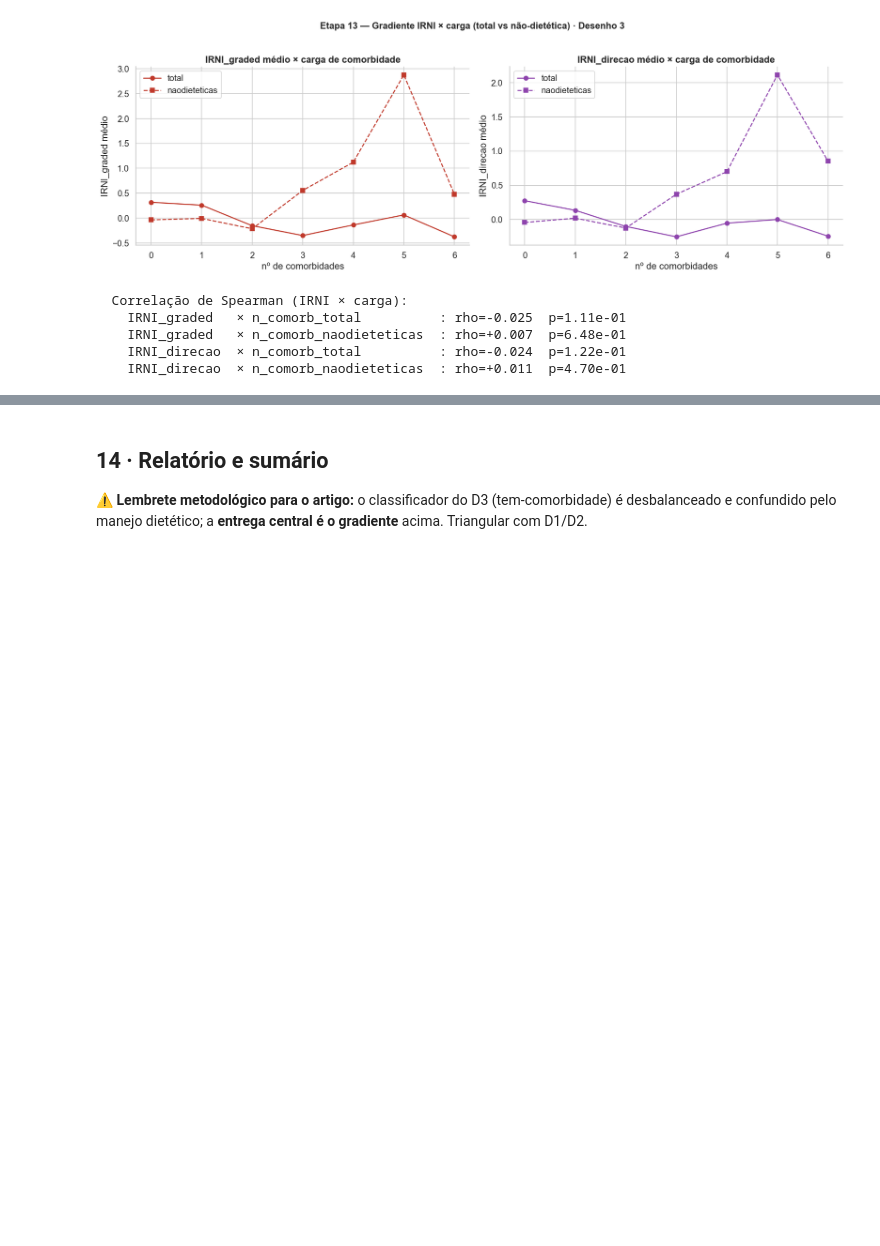
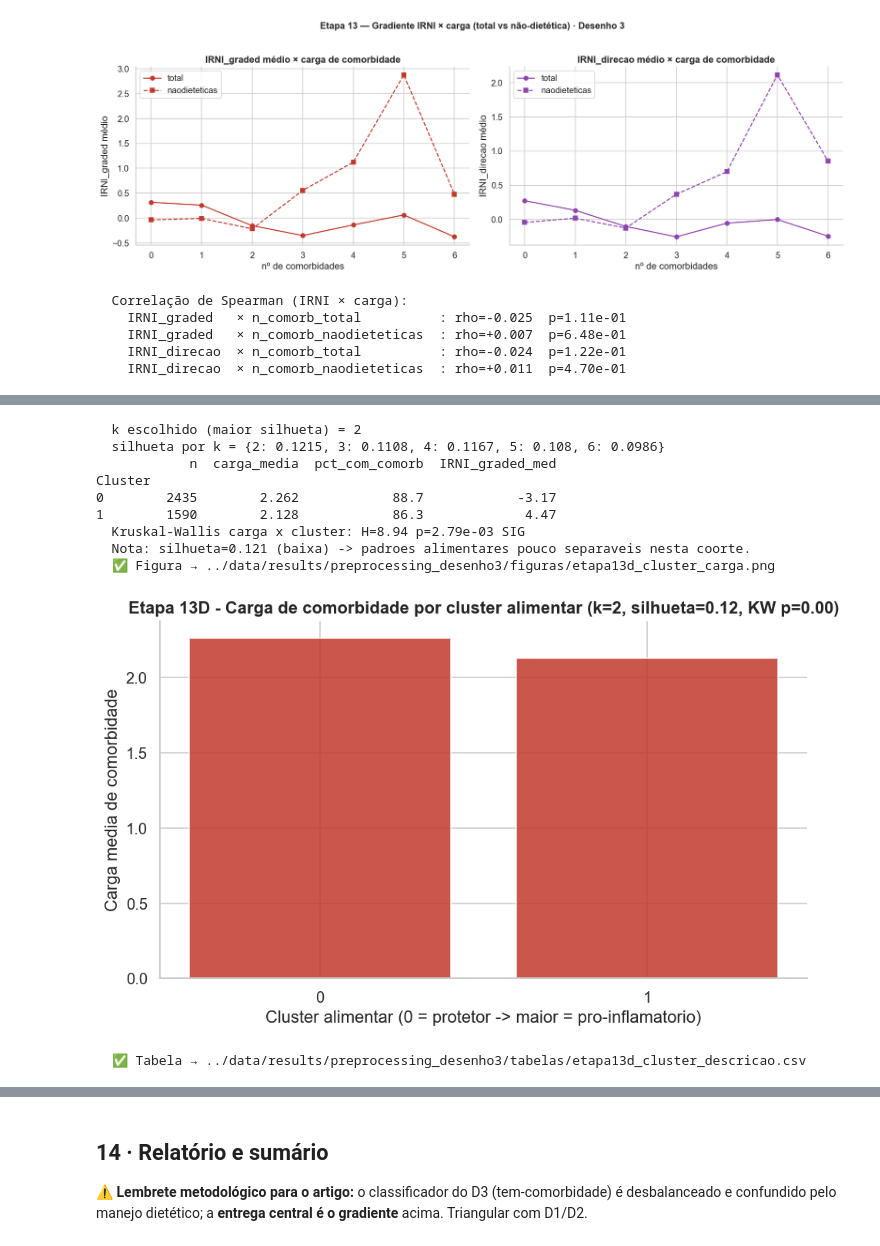
Before and after one commit to pedrinndias/Projeto-PNS-2019, a Jupyter notebook: notebooks/03c_preprocessamento_desenho3.ipynb, the cells around one changed output, grey strips where cells are left out. Cells and saved outputs as stored; diff of their text form; code cells hidden in the pictures; blank space fills up the shorter version.

```diff
--- a/notebooks/03c_preprocessamento_desenho3.ipynb
+++ b/notebooks/03c_preprocessamento_desenho3.ipynb
@@ -442,0 +576,42 @@ for esq in ['IRNI_graded','IRNI_direcao']:
+# %%
+from scipy import stats as _st
+
+itens_cl = [c for c in PESOS_GRADED if c in df_final.columns]
+modelo_cl = nutricao.fit_cluster_alimentar(df_final, itens_cl, PESOS_DIRECAO,
+                                            k_min=2, k_max=6, random_state=RANDOM_STATE)
+cluster = nutricao.transform_cluster_alimentar(df_final, modelo_cl)
+print(f"  k escolhido (maior silhueta) = {modelo_cl['k']}")
+print(f"  silhueta por k = {modelo_cl['silhueta']}")
+
+dfc = meta_out.copy(); dfc['Cluster'] = cluster.values
+desc = dfc.groupby('Cluster').agg(n=('Label', 'size'),
+                                  carga_media=('n_comorb_total', 'mean'),
+                                  pct_com_comorb=('Label', 'mean'),
+                                  IRNI_graded_med=('IRNI_graded', 'median')).round(3)
+desc['pct_com_comorb'] = (desc['pct_com_comorb'] * 100).round(1)
+print(desc.to_string())
+H, pk = _st.kruskal(*[g['n_comorb_total'].values for _, g in dfc.groupby('Cluster')])
+print(f"  Kruskal-Wallis carga x cluster: H={H:.2f} p={pk:.2e} {'SIG' if pk < ALPHA else 'ns'}")
+sil = float(modelo_cl['silhueta'].get(modelo_cl['k'], float('nan')))
+print(f"  Nota: silhueta={sil:.3f} (baixa) -> padroes alimentares pouco separaveis nesta coorte.")
+
+fig, ax = plt.subplots(figsize=(8, 5))
+ax.bar(desc.index.astype(str), desc['carga_media'], color=COR_ARTRITE, alpha=0.85)
+ax.set_xlabel('Cluster alimentar (0 = protetor -> maior = pro-inflamatorio)')
+ax.set_ylabel('Carga media de comorbidade')
+ax.set_title(f"Etapa 13D - Carga de comorbidade por cluster alimentar "
+             f"(k={modelo_cl['k']}, silhueta={sil:.2f}, KW p={pk:.2f})", fontweight='bold')
+plt.tight_layout(); salvar_fig('etapa13d_cluster_carga.png'); plt.show()
+salvar_tab(desc, 'etapa13d_cluster_descricao.csv')
+# %% [output]
+  k escolhido (maior silhueta) = 2
+  silhueta por k = {2: 0.1215, 3: 0.1108, 4: 0.1167, 5: 0.108, 6: 0.0986}
+            n  carga_media  pct_com_comorb  IRNI_graded_med
+Cluster
+0        2435        2.262            88.7            -3.17
+1        1590        2.128            86.3             4.47
+  Kruskal-Wallis carga x cluster: H=8.94 p=2.79e-03 SIG
+  Nota: silhueta=0.121 (baixa) -> padroes alimentares pouco separaveis nesta coorte.
+  ✅ Figura → ../data/results/preprocessing_desenho3/figuras/etapa13d_cluster_carga.png
+[figure, added]
+  ✅ Tabela → ../data/results/preprocessing_desenho3/tabelas/etapa13d_cluster_descricao.csv
```
Also changed, not shown: parts of 7 cells of this notebook.
